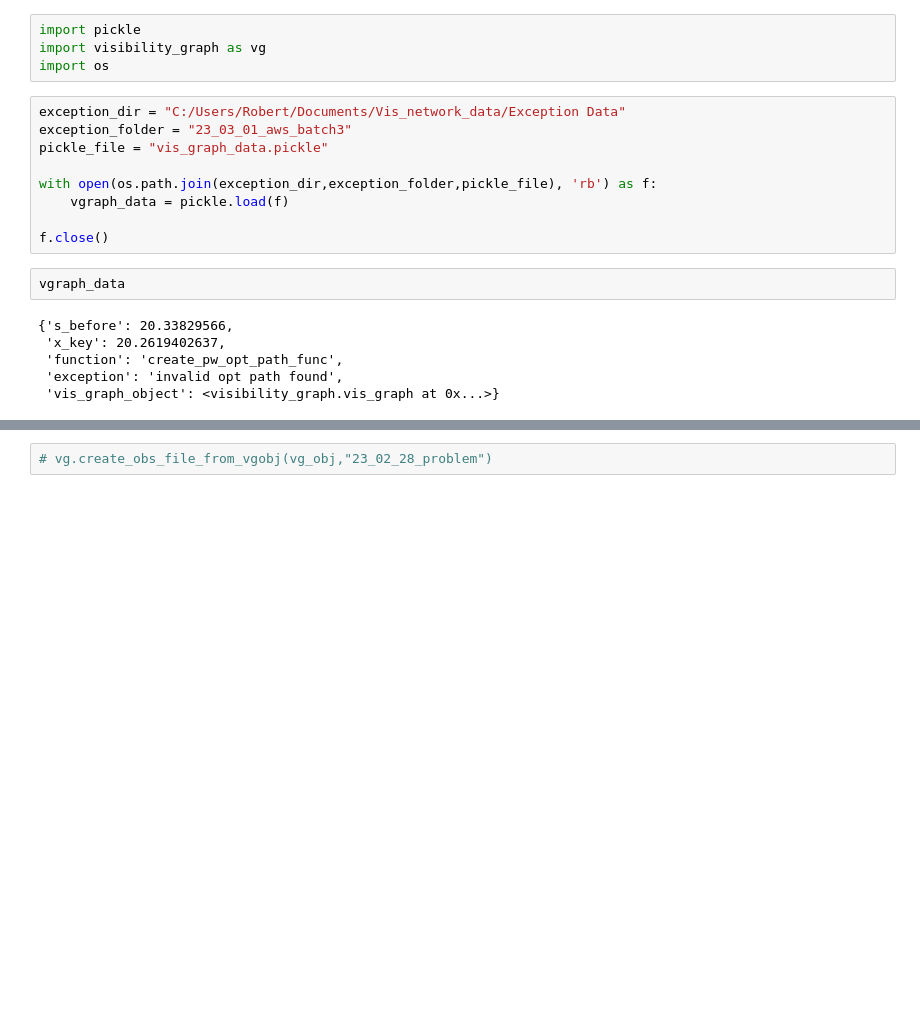
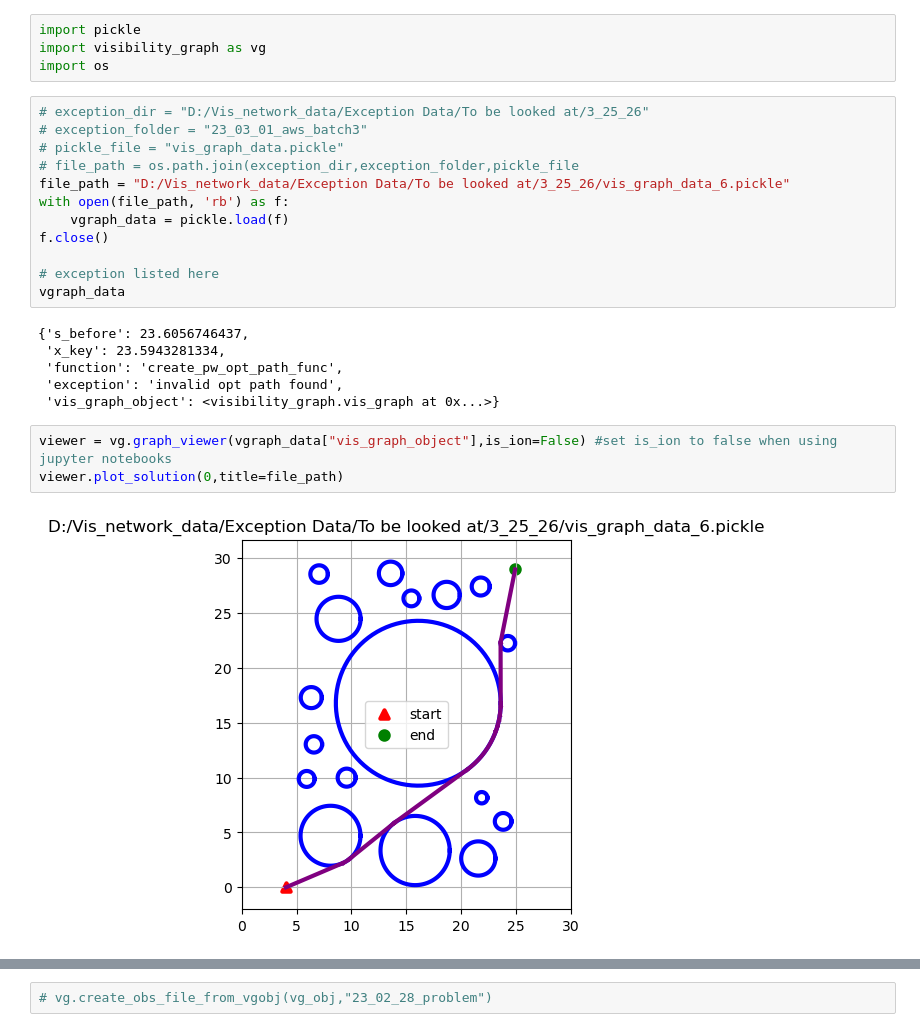
Before and after one commit to rpalfini/visibility_NN, a Jupyter notebook: debug_exception_data.ipynb, the cells around one changed output, grey strips where cells are left out. Saved outputs shown, nothing was run; the diff lists cells and outputs as text; blank space fills up the shorter version.

Commit message:
updated jupyter files

```diff
--- a/debug_exception_data.ipynb
+++ b/debug_exception_data.ipynb
@@ -3,19 +3,25 @@ import pickle
 import visibility_graph as vg
 import os
 # %%
-exception_dir = "C:/Users/Robert/Documents/Vis_network_data/Exception Data"
-exception_folder = "23_03_01_aws_batch3"
-pickle_file = "vis_graph_data.pickle"
+# exception_dir = "D:/Vis_network_data/Exception Data/To be looked at/3_25_26"
+# exception_folder = "23_03_01_aws_batch3"
+# pickle_file = "vis_graph_data.pickle"
+# file_path = os.path.join(exception_dir,exception_folder,pickle_file
+file_path = "D:/Vis_network_data/Exception Data/To be looked at/3_25_26/vis_graph_data_6.pickle"
+with open(file_path, 'rb') as f:
+    vgraph_data = pickle.load(f)
+f.close()
 
-with open(os.path.join(exception_dir,exception_folder,pickle_file), 'rb') as f:
-    vgraph_data = pickle.load(f)
-
-f.close()
+# exception listed here
+vgraph_data
+# %% [output]
+{'s_before': 23.6056746437,
+ 'x_key': 23.5943281334,
+ 'function': 'create_pw_opt_path_func',
+ 'exception': 'invalid opt path found',
+ 'vis_graph_object': <visibility_graph.vis_graph at 0x...>}
-# %%
-vgraph_data
-# %% [output]
-{'s_before': 20.33829566,
- 'x_key': 20.2619402637,
- 'function': 'create_pw_opt_path_func',
- 'exception': 'invalid opt path found',
- 'vis_graph_object': <visibility_graph.vis_graph at 0x...>}
+# %%
+viewer = vg.graph_viewer(vgraph_data["vis_graph_object"],is_ion=False) #set is_ion to false when using jupyter notebooks
+viewer.plot_solution(0,title=file_path)
+# %% [output]
+[figure, added]
```
Also changed, not shown: parts of 5 cells of this notebook, 2 other files.
